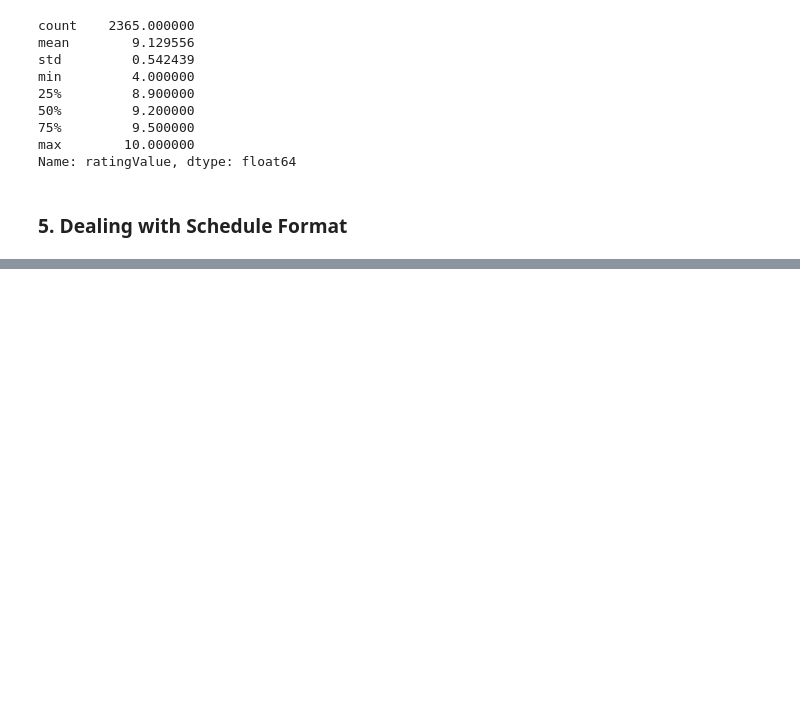
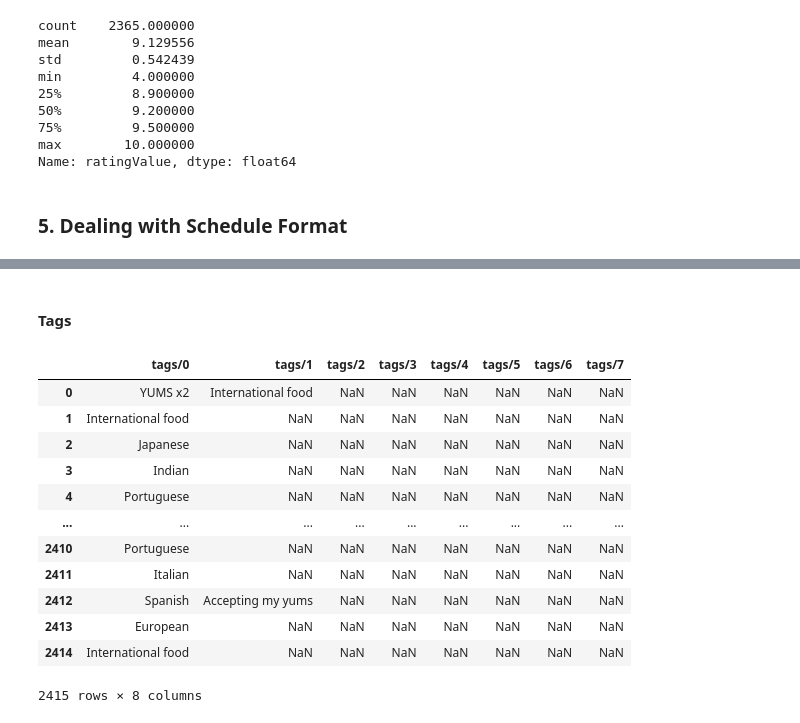
Before and after one commit to shaulleo/FlavourFlix, a Jupyter notebook: EDA1.ipynb, the cells around one changed output, grey strips where cells are left out. Saved outputs shown, nothing was run; the diff lists cells and outputs as text; code cells hidden in the pictures; blank space fills up the shorter version.

```diff
--- a/EDA1.ipynb
+++ b/EDA1.ipynb
@@ -157,0 +279,19 @@ Name: reviewList/10/review, Length: 2415, dtype: object
+# %% [markdown]
+#### Tags
+# %%
+df_tags = data[['tags/0','tags/1', 'tags/2', 'tags/3', 'tags/4', 'tags/5', 'tags/6', 'tags/7',]].copy()
+df_tags
+# %% [output]
+|  | tags/0 | tags/1 | tags/2 | tags/3 | tags/4 | tags/5 | tags/6 | tags/7 |
+| 0 | YUMS x2 | International food | NaN | NaN | NaN | NaN | NaN | NaN |
+| 1 | International food | NaN | NaN | NaN | NaN | NaN | NaN | NaN |
+| 2 | Japanese | NaN | NaN | NaN | NaN | NaN | NaN | NaN |
+| 3 | Indian | NaN | NaN | NaN | NaN | NaN | NaN | NaN |
+| 4 | Portuguese | NaN | NaN | NaN | NaN | NaN | NaN | NaN |
+| ... | ... | ... | ... | ... | ... | ... | ... | ... |
+| 2410 | Portuguese | NaN | NaN | NaN | NaN | NaN | NaN | NaN |
+| 2411 | Italian | NaN | NaN | NaN | NaN | NaN | NaN | NaN |
+| 2412 | Spanish | Accepting my yums | NaN | NaN | NaN | NaN | NaN | NaN |
+| 2413 | European | NaN | NaN | NaN | NaN | NaN | NaN | NaN |
+| 2414 | International food | NaN | NaN | NaN | NaN | NaN | NaN | NaN |
+2415 rows × 8 columns
```
Also changed, not shown: parts of 34 cells of this notebook, 1 other file.
